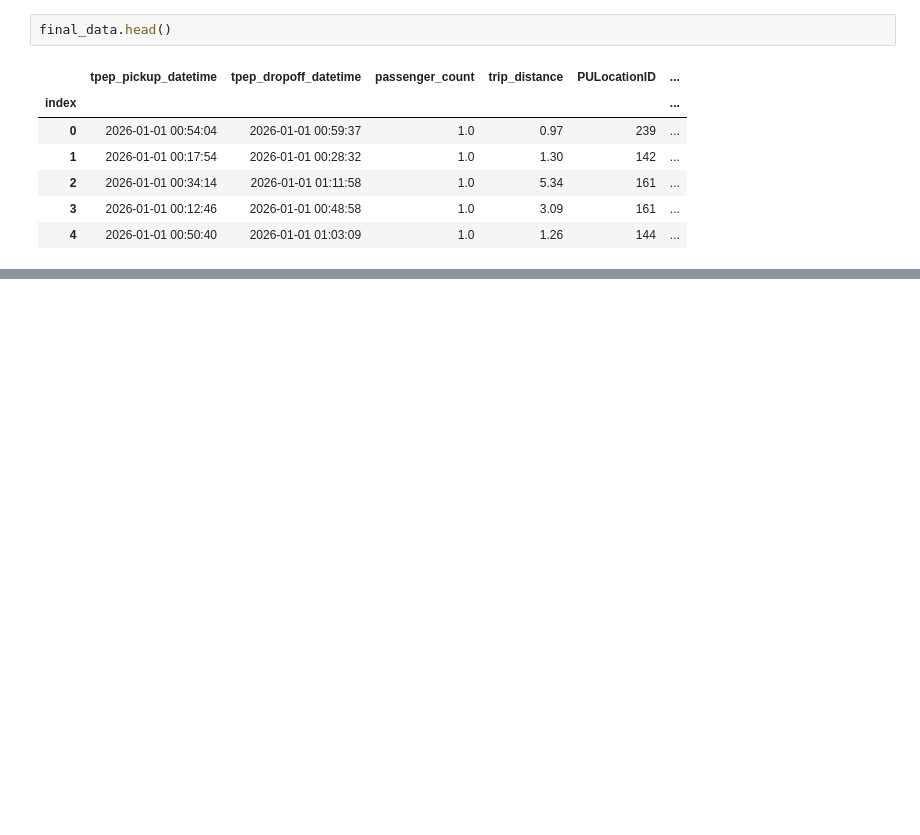
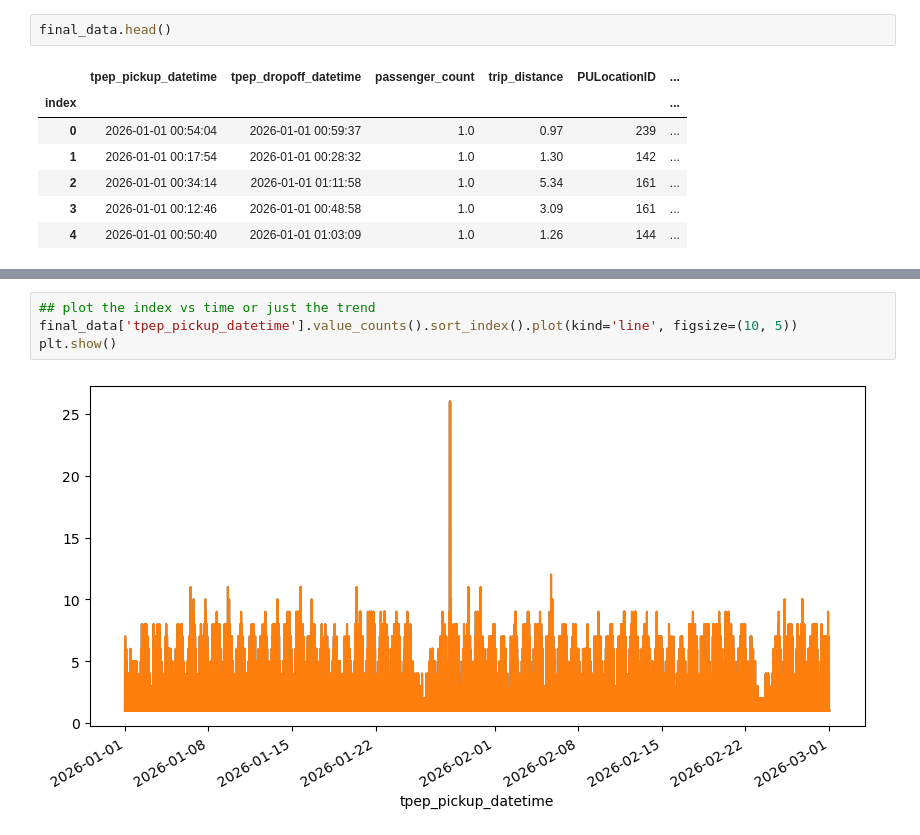
Before and after one commit to TinyHaitch/taxi_analysis, a Jupyter notebook: Untitled.ipynb, the cells around one changed output, grey strips where cells are left out. Saved outputs shown, nothing was run; the diff lists cells and outputs as text; blank space fills up the shorter version.

```diff
--- a/Untitled.ipynb
+++ b/Untitled.ipynb
@@ -315,0 +317,6 @@ plt.show()
+# %%
+## plot the index vs time or just the trend
+final_data['tpep_pickup_datetime'].value_counts().sort_index().plot(kind='line', figsize=(10, 5))
+plt.show()
+# %% [output]
+[figure, added]
```
Also changed, not shown: parts of 8 cells of this notebook.
